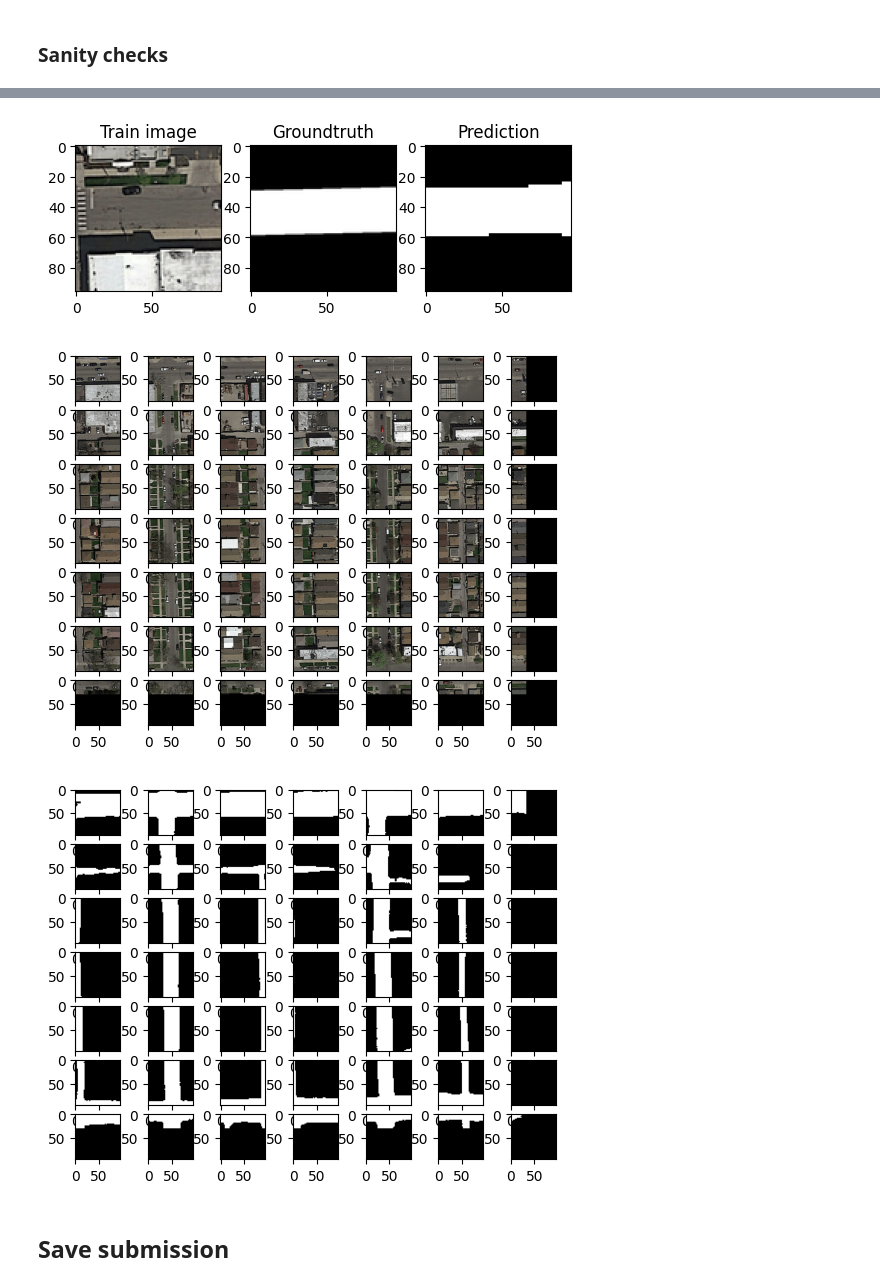
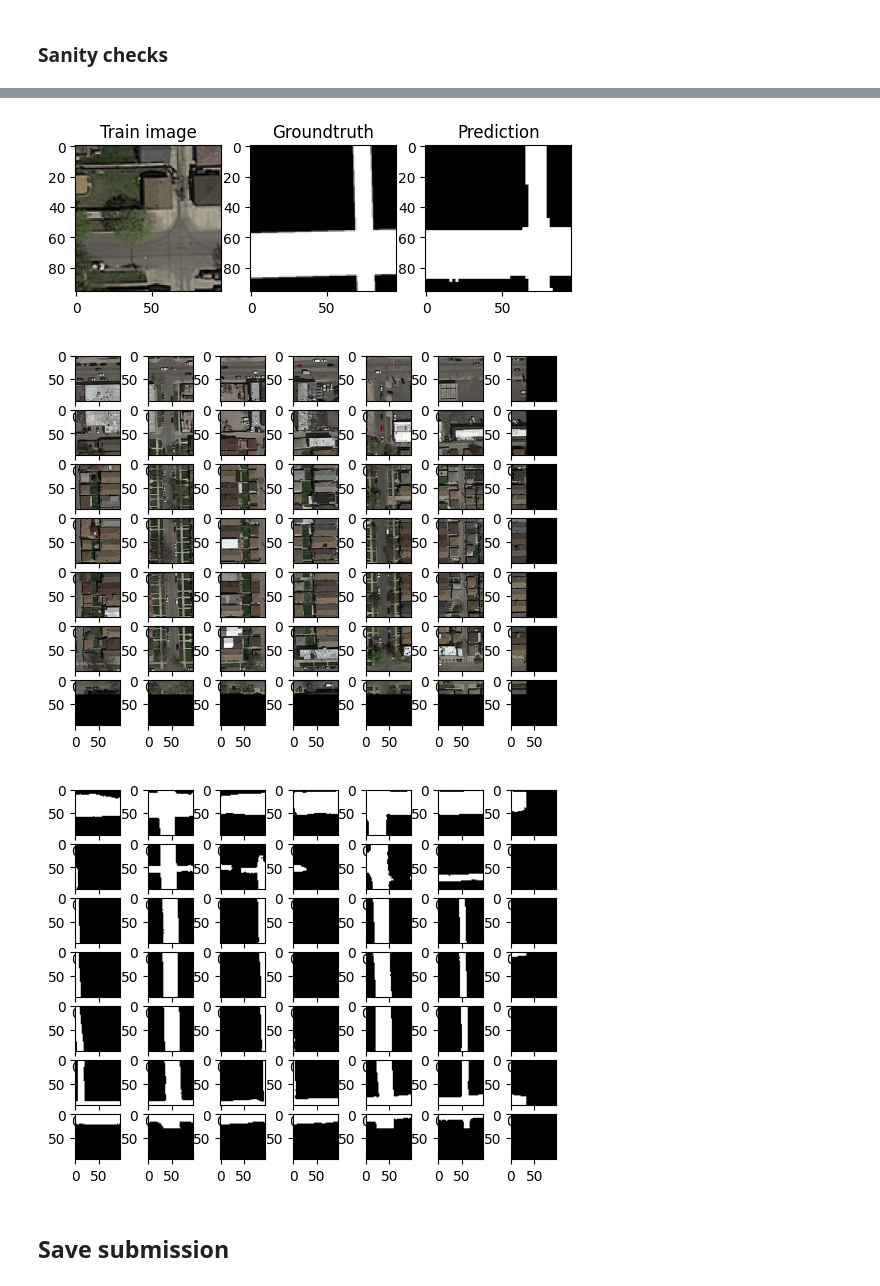
Before and after one commit to mateo762/unet-road-segmentation, a Jupyter notebook: Unet.ipynb, the cells around one changed output, grey strips where cells are left out. Drawn from its saved outputs; the diff is of its cells as text; code cells hidden in the pictures.

```diff
--- a/Unet.ipynb
+++ b/Unet.ipynb
@@ -232,8 +232,8 @@ loaded_model = tf.keras.models.load_model(SAVE_MODEL_PATH)
 ### Sanity checks
 # %%
 # TODO try other threshold for the prediction
-patch_you_want_to_see = 1
-pred_threshold = 0.5
+patch_you_want_to_see = 6
+pred_threshold = 0.2
 
 fig, ax = plt.subplots(1,3)
 
@@ -252,4 +252,4 @@ ax[2].title.set_text('Prediction')
-[figure, old version]
+[figure, new version]
 # %%
 # TODO try other threshold for the prediction
 image_you_want_to_see = 0
@@ -269,7 +269,7 @@ for i in range(patch_side_len*image_you_want_to_see,patch_side_len*image_you_wan
         ax1[i-image_you_want_to_see*patch_side_len,j].imshow(prediction[0], cmap='gray')
 # %% [output]
 [figure]
-[figure, old version]
+[figure, new version]
 # %% [markdown]
 ## Save submission
 # %%
```
Also changed, not shown: parts of 4 cells of this notebook, 1 other file.
